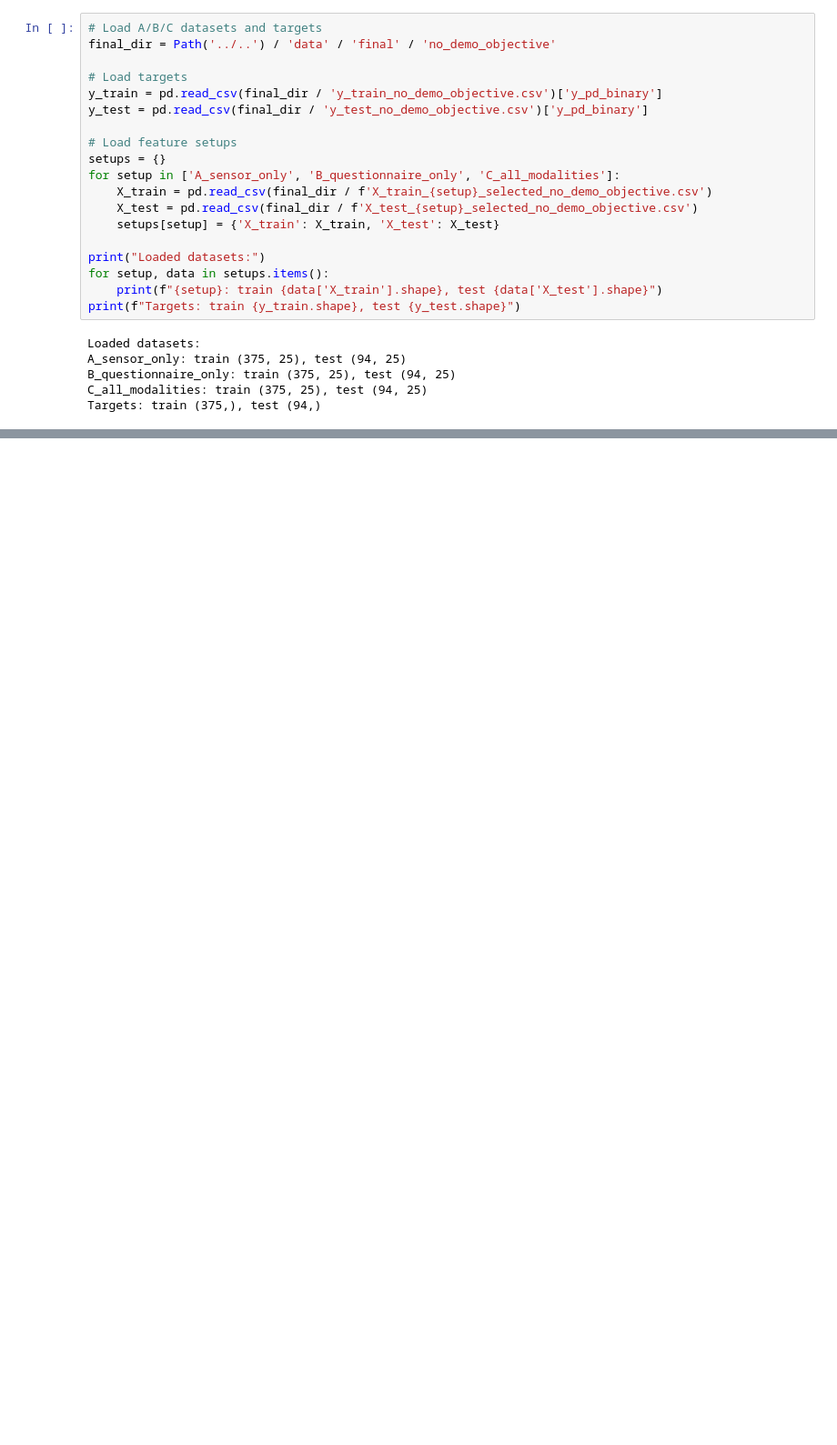
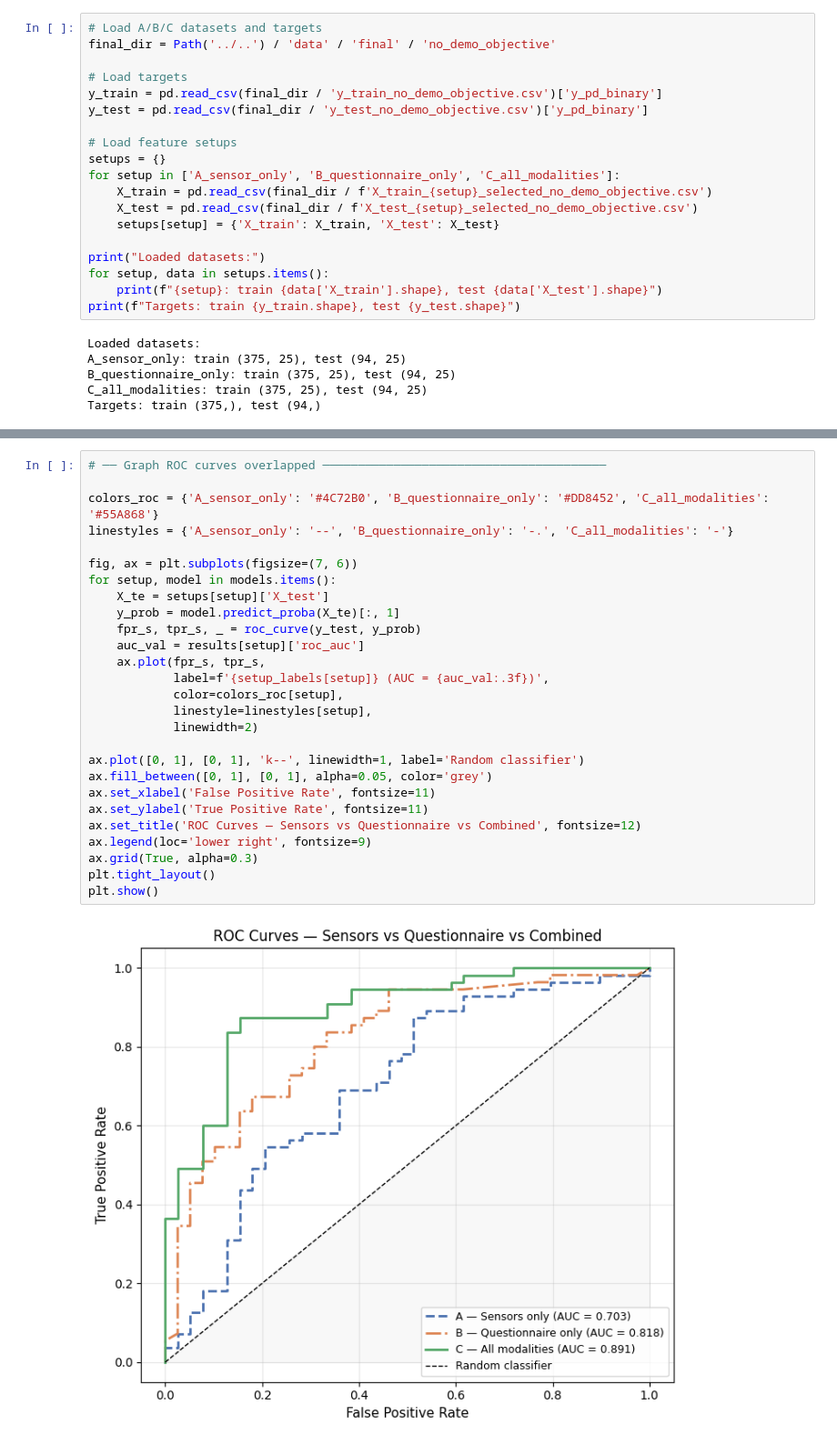
Before and after one commit to PaoloFabbri8/Behavioral-Health-Informatic-Project, a Jupyter notebook: notebooks/03_model_training/03b_model_training_no_demo_objective.ipynb, the cells around one changed output, grey strips where cells are left out. Shown at 91% size. Cells and saved outputs as stored; diff of their text form; blank space fills up the shorter version.

```diff
--- a/notebooks/03_model_training/03b_model_training_no_demo_objective.ipynb
+++ b/notebooks/03_model_training/03b_model_training_no_demo_objective.ipynb
@@ -289,0 +248,29 @@ Correlation between RF importance and permutation importance: 0.684
+# %%
+# ── Graph ROC curves overlapped ────────────────────────────────────────
+
+colors_roc = {'A_sensor_only': '#4C72B0', 'B_questionnaire_only': '#DD8452', 'C_all_modalities': '#55A868'}
+linestyles = {'A_sensor_only': '--', 'B_questionnaire_only': '-.', 'C_all_modalities': '-'}
+
+fig, ax = plt.subplots(figsize=(7, 6))
+for setup, model in models.items():
+    X_te = setups[setup]['X_test']
+    y_prob = model.predict_proba(X_te)[:, 1]
+    fpr_s, tpr_s, _ = roc_curve(y_test, y_prob)
+    auc_val = results[setup]['roc_auc']
+    ax.plot(fpr_s, tpr_s,
+            label=f'{setup_labels[setup]} (AUC = {auc_val:.3f})',
+            color=colors_roc[setup],
+            linestyle=linestyles[setup],
+            linewidth=2)
+
+ax.plot([0, 1], [0, 1], 'k--', linewidth=1, label='Random classifier')
+ax.fill_between([0, 1], [0, 1], alpha=0.05, color='grey')
+ax.set_xlabel('False Positive Rate', fontsize=11)
+ax.set_ylabel('True Positive Rate', fontsize=11)
+ax.set_title('ROC Curves — Sensors vs Questionnaire vs Combined', fontsize=12)
+ax.legend(loc='lower right', fontsize=9)
+ax.grid(True, alpha=0.3)
+plt.tight_layout()
+plt.show()
+# %% [output]
+[figure, added]
```
Also changed, not shown: parts of 11 cells of this notebook, 1 other file.
